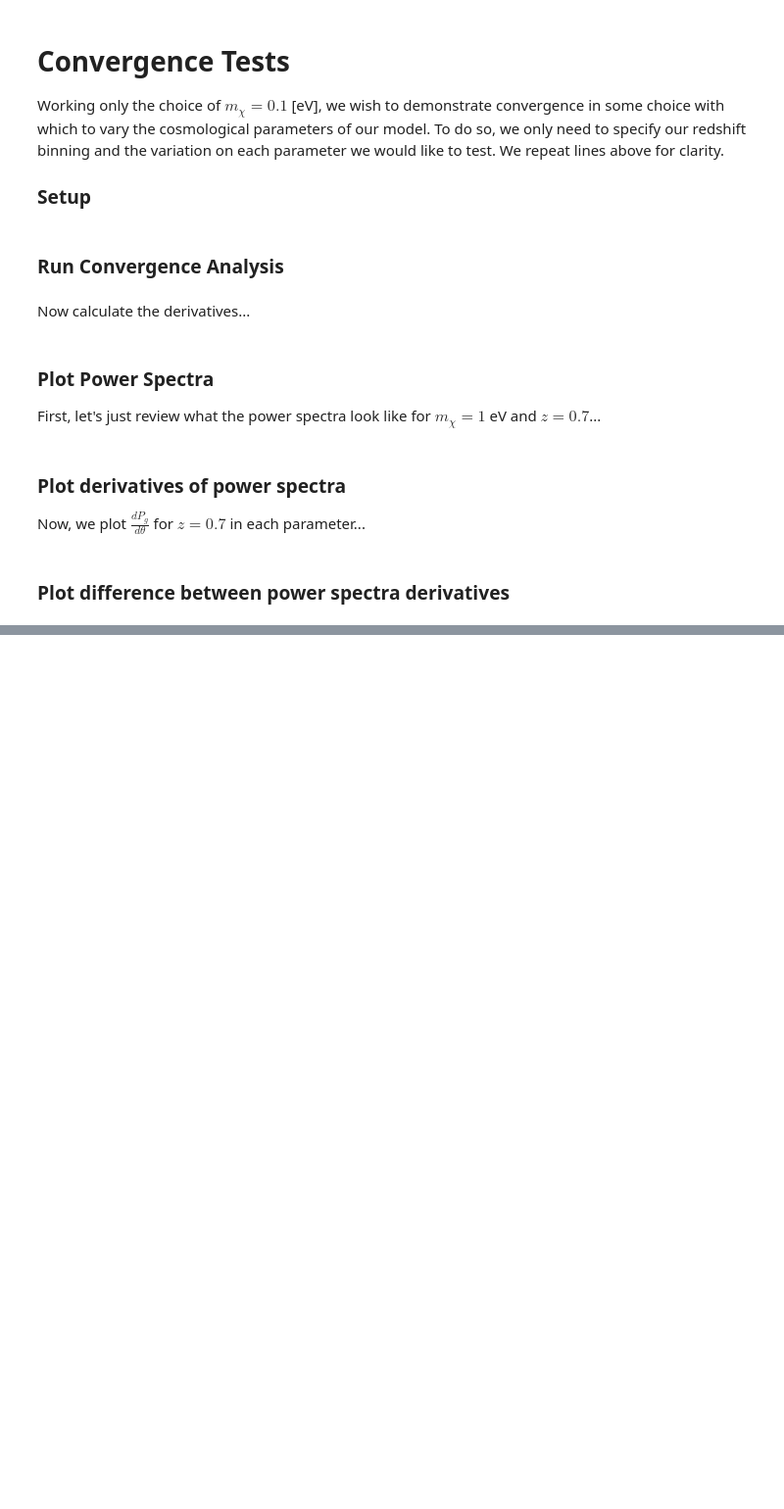
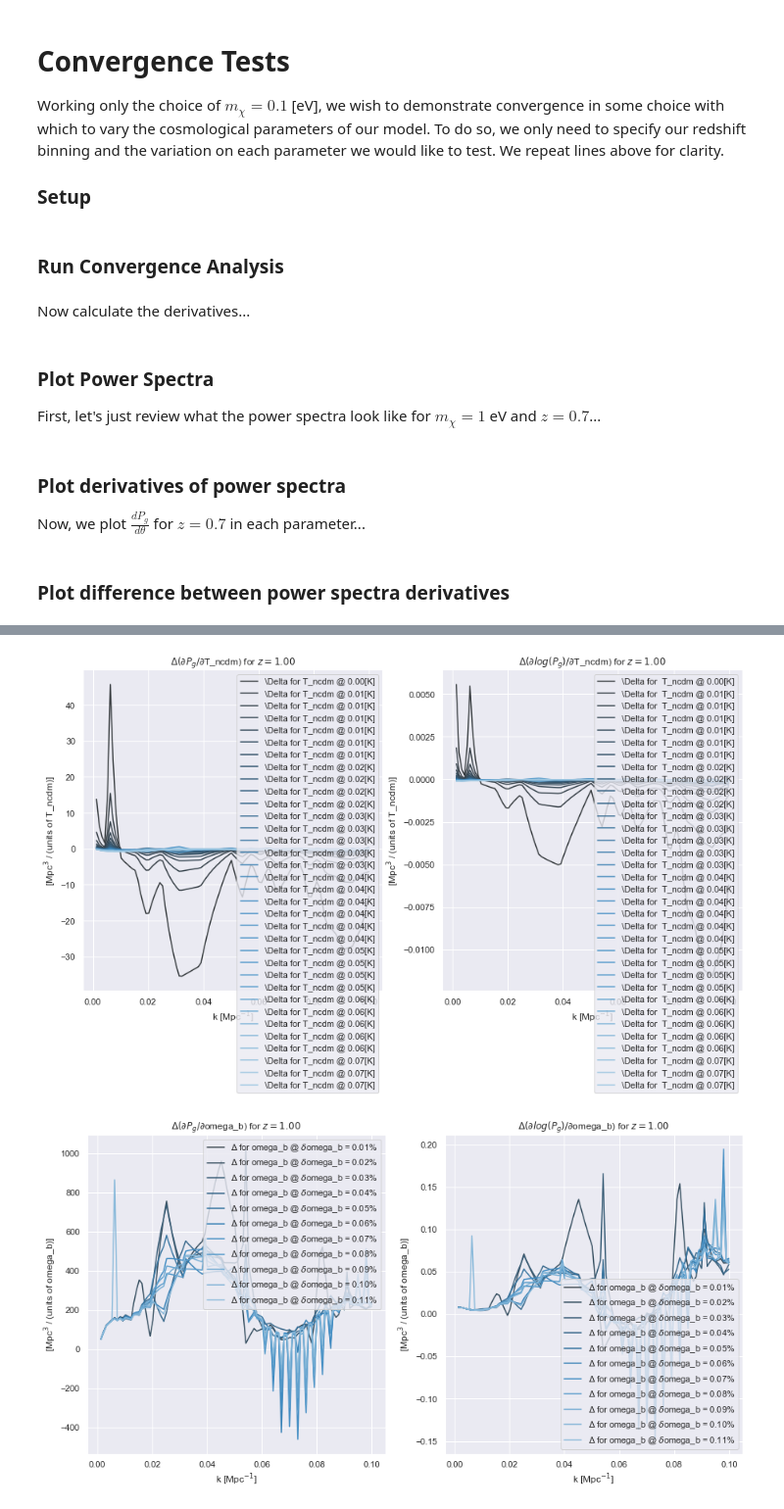
Before and after one commit to ndeporzio/cosmicfish, a Jupyter notebook: tutorial.ipynb, the cells around one changed output, grey strips where cells are left out. Shown at 98% size. Saved outputs shown, nothing was run; the diff lists cells and outputs as text; code cells hidden in the pictures; blank space fills up the shorter version.

```diff
--- a/tutorial.ipynb
+++ b/tutorial.ipynb
@@ -720,0 +453,9 @@ conv1.spectra[2][0].dataconfig
+# %%
+conv1.plot_delta_dps(z_index=3)
+conv2.plot_delta_dps(z_index=3)
+conv3.plot_delta_dps(z_index=3)
+conv4.plot_delta_dps(z_index=3)
+conv5.plot_delta_dps(z_index=3)
+# %% [output]
+[figure, added]
+[figure, added]
```
Also changed, not shown: parts of 18 cells of this notebook.
